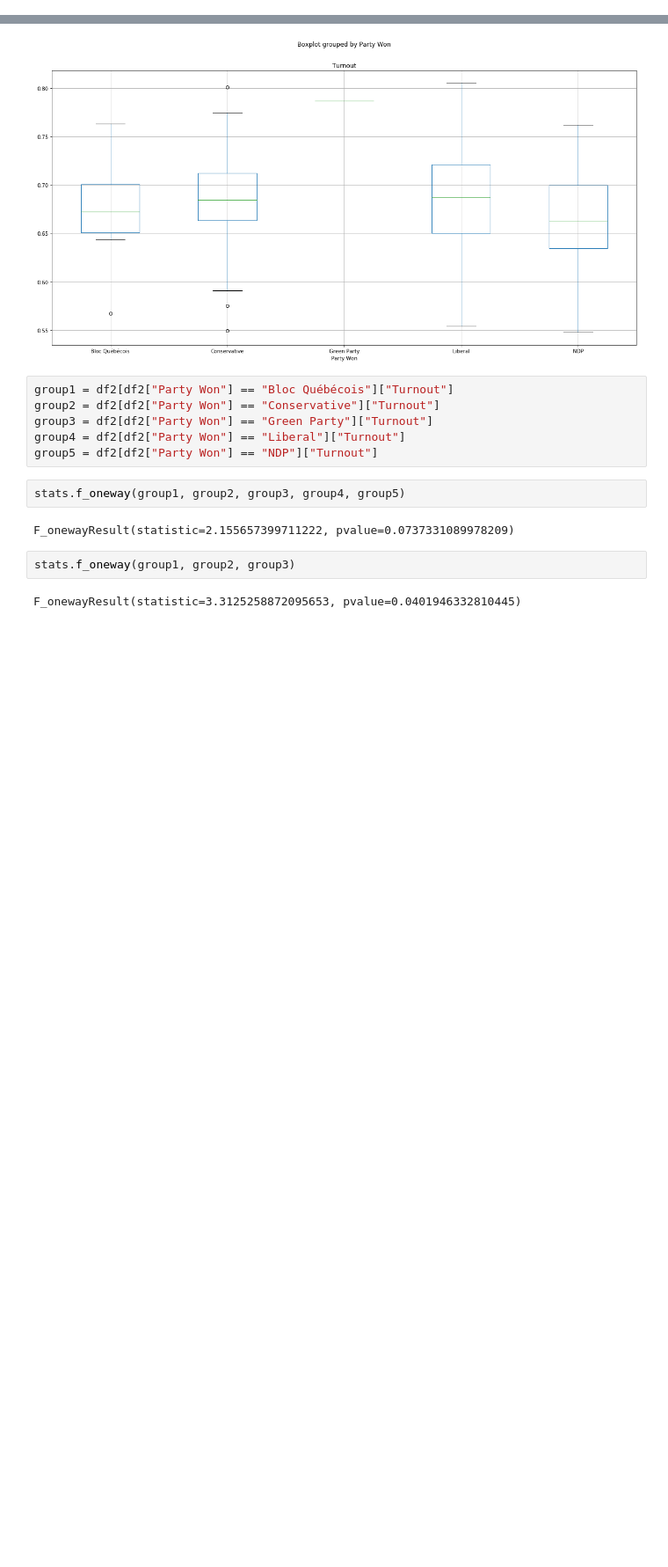
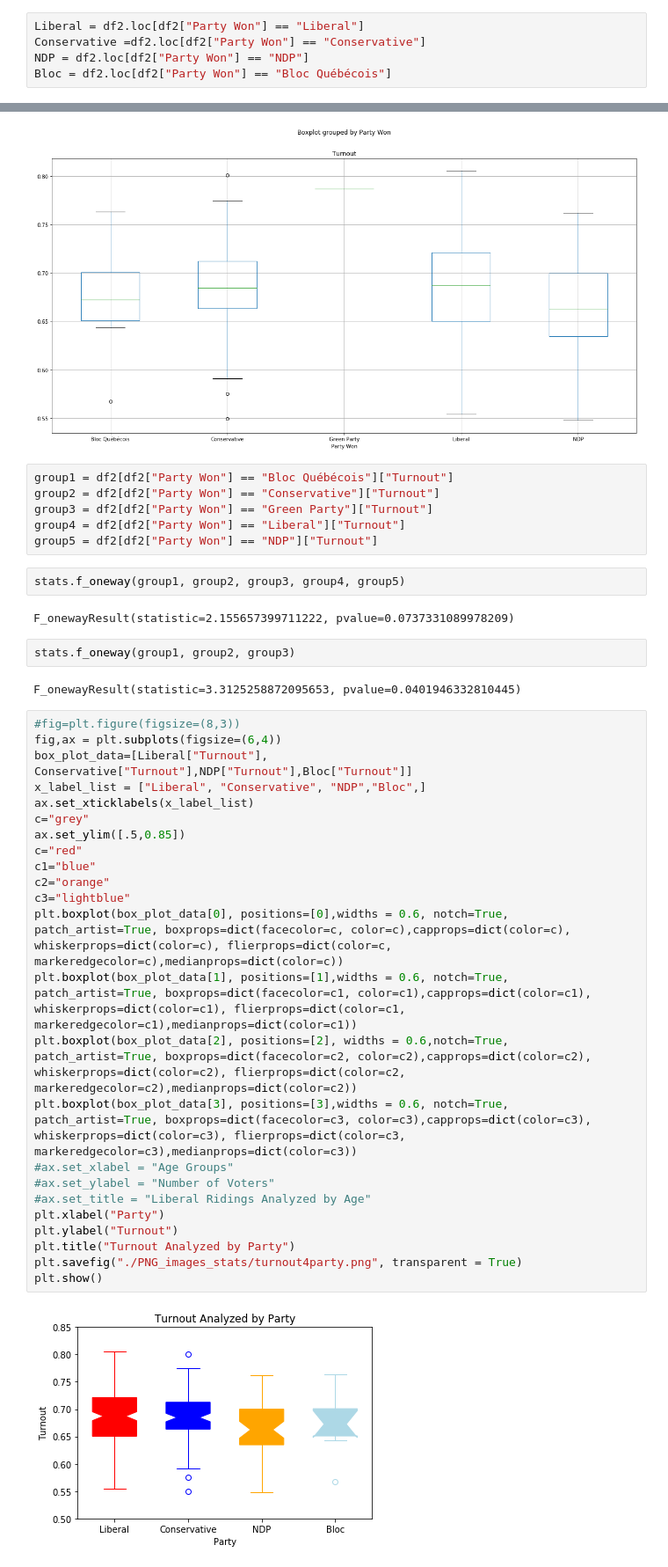
Before and after one commit to bsmirnov12/ABDS-Project-1, a Jupyter notebook: TurnoutStats.ipynb, the cells around one changed output, grey strips where cells are left out. Shown at 88% size. Cells and saved outputs as stored; diff of their text form; blank space fills up the shorter version.

Commit message:
new boxplots

```diff
--- a/TurnoutStats.ipynb
+++ b/TurnoutStats.ipynb
@@ -49,3 +54,8 @@ df2
+# %%
+Liberal = df2.loc[df2["Party Won"] == "Liberal"]
+Conservative =df2.loc[df2["Party Won"] == "Conservative"]
+NDP = df2.loc[df2["Party Won"] == "NDP"]
+Bloc = df2.loc[df2["Party Won"] == "Bloc Québécois"]
 # %%
 fig= df2.boxplot("Turnout", by="Party Won", figsize=(20, 10))
 fig.figure.savefig("./PNG_images_stats/Turnout.png")
@@ -65,3 +75,29 @@ F_onewayResult(statistic=2.155657399711222, pvalue=0.0737331089978209)
 stats.f_oneway(group1, group2, group3)
 # %% [output]
 F_onewayResult(statistic=3.3125258872095653, pvalue=0.0401946332810445)
+# %%
+#fig=plt.figure(figsize=(8,3))
+fig,ax = plt.subplots(figsize=(6,4))
+box_plot_data=[Liberal["Turnout"], Conservative["Turnout"],NDP["Turnout"],Bloc["Turnout"]]
+x_label_list = ["Liberal", "Conservative", "NDP","Bloc",]
+ax.set_xticklabels(x_label_list)
+c="grey"
+ax.set_ylim([.5,0.85])
+c="red"
+c1="blue"
+c2="orange"
+c3="lightblue"
+plt.boxplot(box_plot_data[0], positions=[0],widths = 0.6, notch=True, patch_artist=True, boxprops=dict(facecolor=c, color=c),capprops=dict(color=c), whiskerprops=dict(color=c), flierprops=dict(color=c, markeredgecolor=c),medianprops=dict(color=c))
+plt.boxplot(box_plot_data[1], positions=[1],widths = 0.6, notch=True, patch_artist=True, boxprops=dict(facecolor=c1, color=c1),capprops=dict(color=c1), whiskerprops=dict(color=c1), flierprops=dict(color=c1, markeredgecolor=c1),medianprops=dict(color=c1))
+plt.boxplot(box_plot_data[2], positions=[2], widths = 0.6,notch=True, patch_artist=True, boxprops=dict(facecolor=c2, color=c2),capprops=dict(color=c2), whiskerprops=dict(color=c2), flierprops=dict(color=c2, markeredgecolor=c2),medianprops=dict(color=c2))
+plt.boxplot(box_plot_data[3], positions=[3],widths = 0.6, notch=True, patch_artist=True, boxprops=dict(facecolor=c3, color=c3),capprops=dict(color=c3), whiskerprops=dict(color=c3), flierprops=dict(color=c3, markeredgecolor=c3),medianprops=dict(color=c3))
+#ax.set_xlabel = "Age Groups"
+#ax.set_ylabel = "Number of Voters"
+#ax.set_title = "Liberal Ridings Analyzed by Age"
+plt.xlabel("Party")
+plt.ylabel("Turnout")
+plt.title("Turnout Analyzed by Party")
+plt.savefig("./PNG_images_stats/turnout4party.png", transparent = True)
+plt.show()
+# %% [output]
+[figure, added]
```
Also changed, not shown: parts of 2 cells of this notebook, 6 other files.
